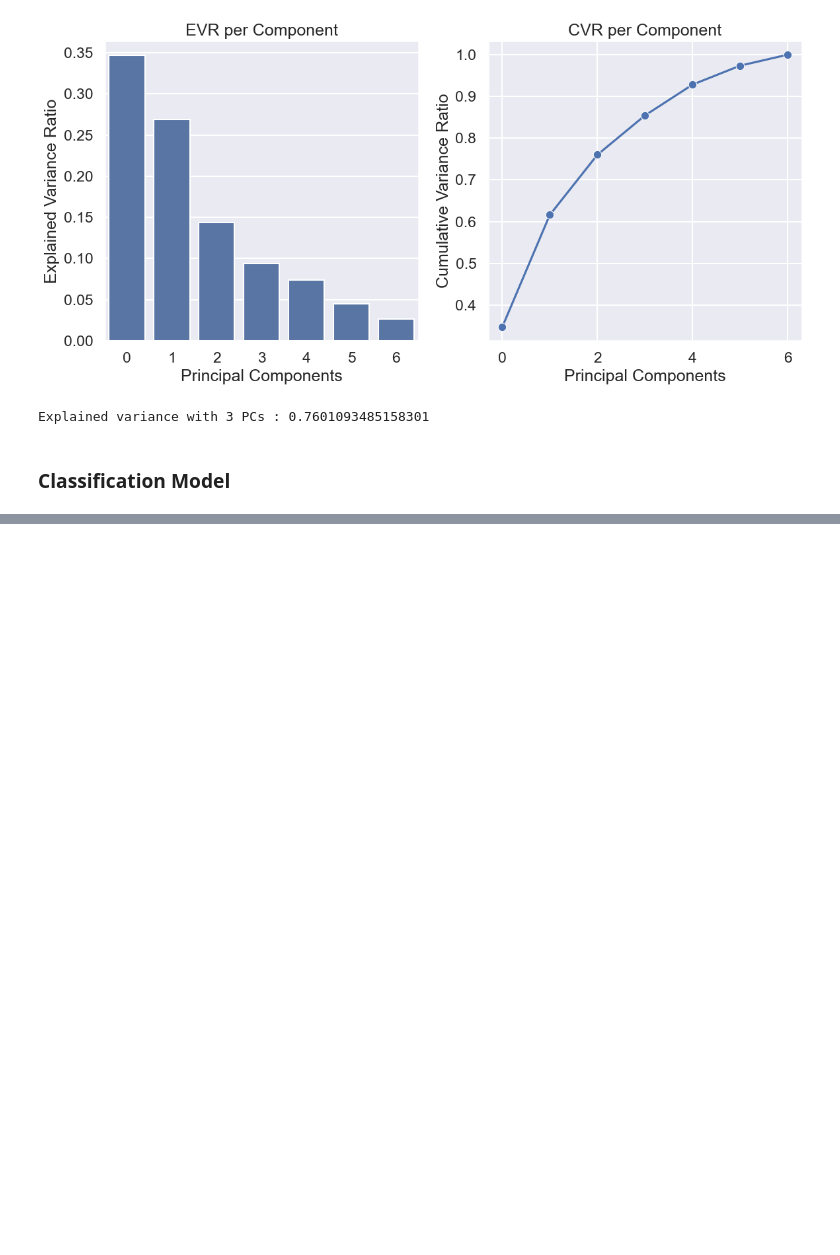
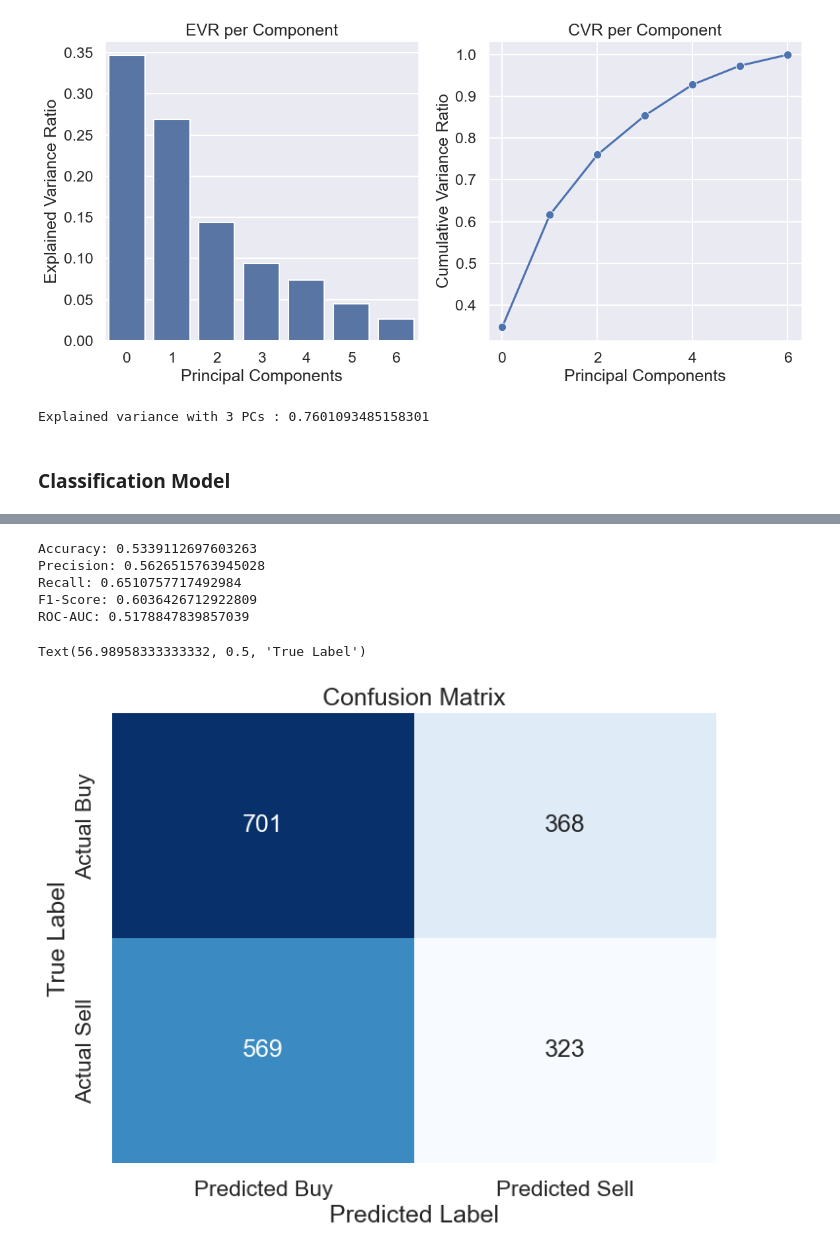
Before and after one commit to wangleo1/SADvsNYSE, a Jupyter notebook: notebooks/NYC_model.ipynb, the cells around one changed output, grey strips where cells are left out. Saved outputs shown, nothing was run; the diff lists cells and outputs as text; code cells hidden in the pictures; blank space fills up the shorter version.

```diff
--- a/notebooks/NYC_model.ipynb
+++ b/notebooks/NYC_model.ipynb
@@ -315 +318,14 @@ Weather_SL
 9802 rows × 15 columns
+# %%
+#splitting training and test data
+x = Weather_SL.drop('Recommendation', axis=1)
+y = Weather_SL['Recommendation']
+
+x_train, x_test, y_train, y_test = train_test_split(x, y, test_size=0.2)
+# %%
+#creating a random forest model
+RF_model = RandomForestClassifier()
+RF_model.fit(x_train, y_train)
+
+#prediction values for testing data
+RF_predict = RF_model.predict(x_test)
@@ -315,0 +342,25 @@ Weather_SL
+# %%
+#Display metrics for random forest model
+RF_metrics = eval_metrics(RF_model, RF_predict, y_test)
+metrics_names = ['Accuracy', 'Precision', 'Recall', 'F1-Score', 'ROC-AUC']
+
+for i, metrics in enumerate(metrics_names):
+    print(f'{metrics_names[i]}: {RF_metrics[i]}')
+# %% [output]
+Accuracy: 0.5339112697603263
+Precision: 0.5626515763945028
+Recall: 0.6510757717492984
+F1-Score: 0.6036426712922809
+ROC-AUC: 0.5178847839857039
+# %%
+conf_matrix = confusion_matrix(y_test, RF_predict)
+plt.figure(figsize=(8, 6))
+sns.heatmap(conf_matrix, annot=True, fmt="d", cmap="Blues", cbar=False,
+            xticklabels=['Predicted Buy', 'Predicted Sell'],
+            yticklabels=['Actual Buy', 'Actual Sell'])
+plt.title('Confusion Matrix')
+plt.xlabel('Predicted Label')
+plt.ylabel('True Label')
+# %% [output]
+Text(56.98958333333332, 0.5, 'True Label')
+[figure, added]
```
Also changed, not shown: parts of 4 cells of this notebook.
